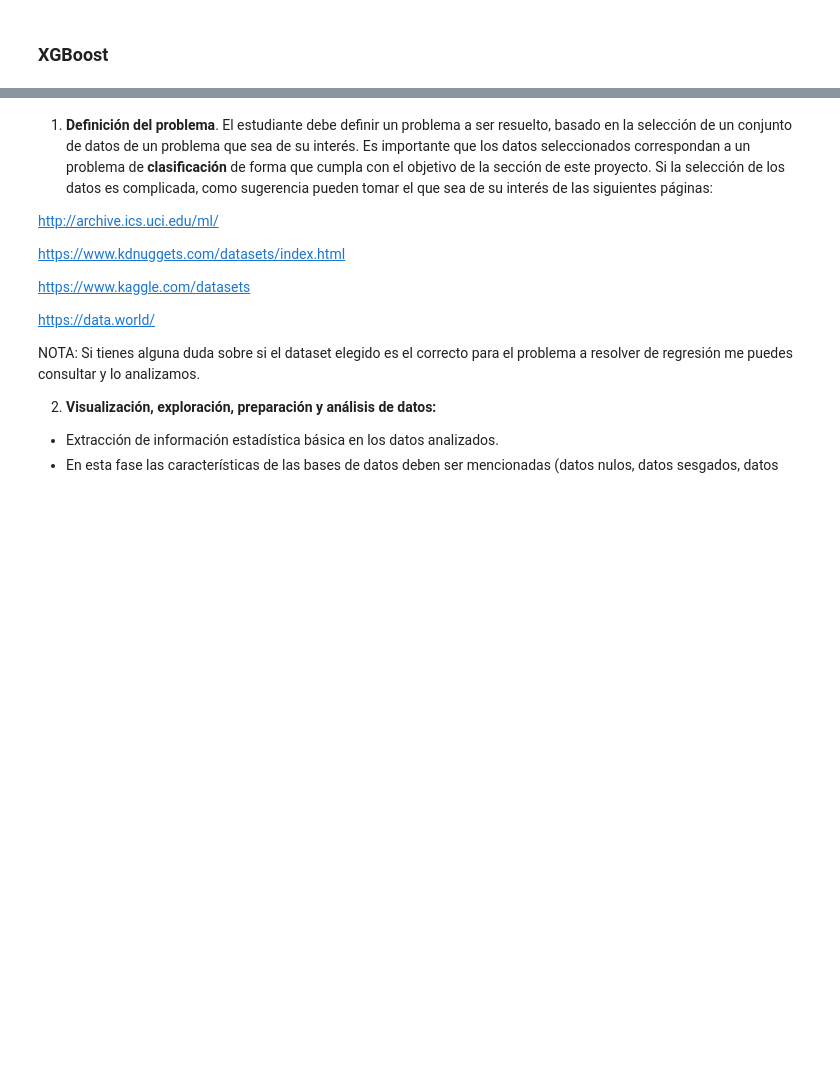
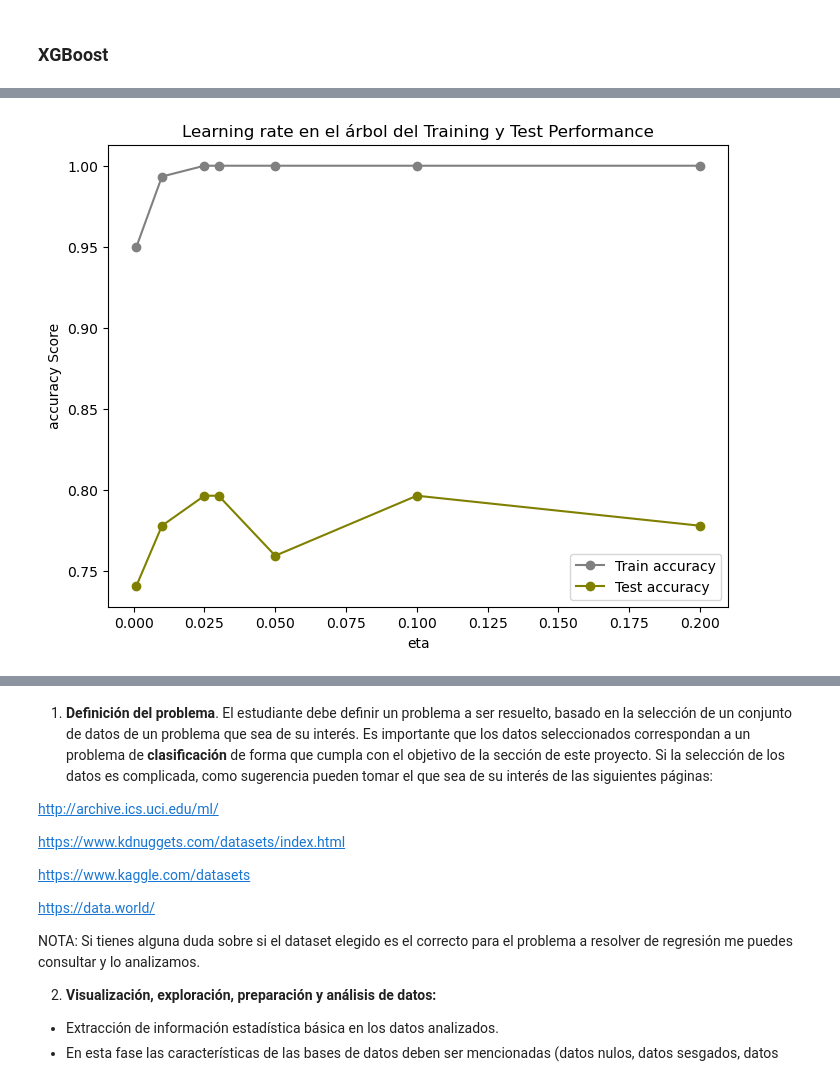
Before and after one commit to RafaelTakata0105/Proyecto_Flores_Takata, a Jupyter notebook: notebooks/Proyecto_final (1).ipynb, the cells around one changed output, grey strips where cells are left out. Cells and saved outputs as stored; diff of their text form; code cells hidden in the pictures; blank space fills up the shorter version.

```diff
--- a/notebooks/Proyecto_final (1).ipynb
+++ b/notebooks/Proyecto_final (1).ipynb
@@ -1058,0 +1092,21 @@ from xgboost import XGBClassifier
+# %%
+eta = [0.001, 0.01, 0.025, 0.03, 0.05, 0.1, 0.2]
+train_scores = []
+test_scores = list()
+
+for value in eta:
+    xgbc = XGBClassifier(learning_rate = value, objective= "multi:softmax", seed=444)
+    xgbc.fit(X_smote_Ca, y_smote_C)
+    train_scores.append(xgbc.score(X_smote_Ca, y_smote_C))
+    test_scores.append(xgbc.score(X_test_Ca, y_test_C))
+
+plt.figure(figsize=(8, 6))
+plt.plot(eta, train_scores, label='Train accuracy', color='gray', marker='o')
+plt.plot(eta, test_scores, label='Test accuracy', color='olive', marker='o')
+plt.xlabel('eta')
+plt.ylabel('accuracy Score')
+plt.title('Learning rate en el árbol del Training y Test Performance')
+plt.legend()
+plt.show()
+# %% [output]
+[figure, added]
```
Also changed, not shown: parts of 32 cells of this notebook.
